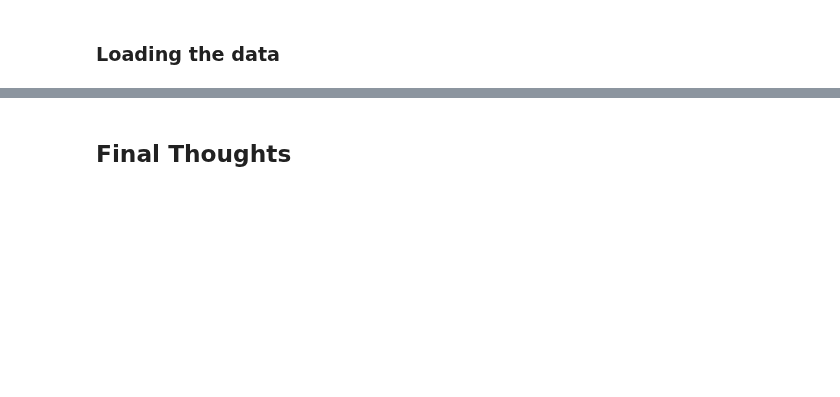
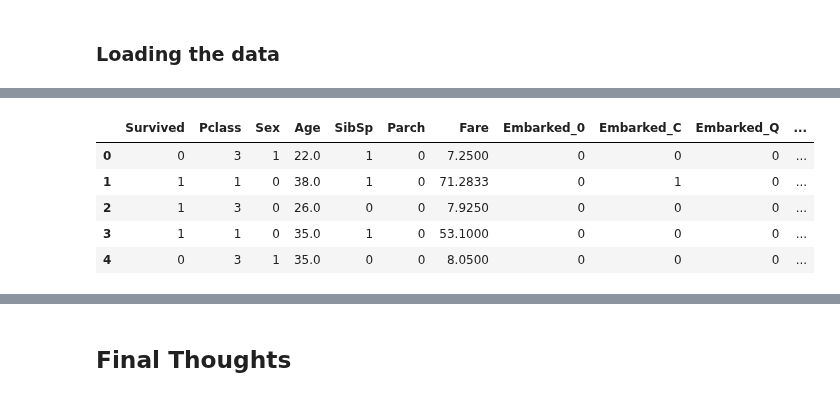
Before and after one commit to PacktPublishing/Applied-Machine-Learning-Explainability-Techniques, a Jupyter notebook: Chapter04/Intro_to_LIME.ipynb, the cells around one changed output, grey strips where cells are left out. Saved outputs shown, nothing was run; the diff lists cells and outputs as text; code cells hidden in the pictures; blank space fills up the shorter version.

```diff
--- a/Chapter04/Intro_to_LIME.ipynb
+++ b/Chapter04/Intro_to_LIME.ipynb
@@ -270,0 +179,4 @@ From the above table, we can clearly observe that for all statistical measures,
+# %%
+# Dropping all irrelevant columns
+data.drop(columns=['PassengerId', 'Name', 'Cabin', 'Ticket'], inplace = True)
+data.head()
@@ -270,0 +190,4 @@ From the above table, we can clearly observe that for all statistical measures,
+# %%
+# Dropping missing values
+data.fillna(0,inplace=True)
+data.shape
@@ -270,0 +196,9 @@ From the above table, we can clearly observe that for all statistical measures,
+# %%
+# Label Encoding features
+categorical_feat = ['Sex']
+
+# Using label encoder to transform string categories to integer labels
+le = LabelEncoder()
+for feat in categorical_feat:
+    data[feat] = le.fit_transform(data[feat]).astype('int')
+data.head()
@@ -270,0 +212,11 @@ From the above table, we can clearly observe that for all statistical measures,
+# %%
+# One-Hot Encoding Categorical features
+data = pd.get_dummies(data, columns=['Embarked'])
+data.head()
+# %% [output]
+|  | Survived | Pclass | Sex | Age | SibSp | Parch | Fare | Embarked_0 | Embarked_C | Embarked_Q | ... |
+| 0 | 0 | 3 | 1 | 22.0 | 1 | 0 | 7.2500 | 0 | 0 | 0 | ... |
+| 1 | 1 | 1 | 0 | 38.0 | 1 | 0 | 71.2833 | 0 | 1 | 0 | ... |
+| 2 | 1 | 3 | 0 | 26.0 | 0 | 0 | 7.9250 | 0 | 0 | 0 | ... |
+| 3 | 1 | 1 | 0 | 35.0 | 1 | 0 | 53.1000 | 0 | 0 | 0 | ... |
+| 4 | 0 | 3 | 1 | 35.0 | 0 | 0 | 8.0500 | 0 | 0 | 0 | ... |
```
Also changed, not shown: parts of 51 cells of this notebook.
